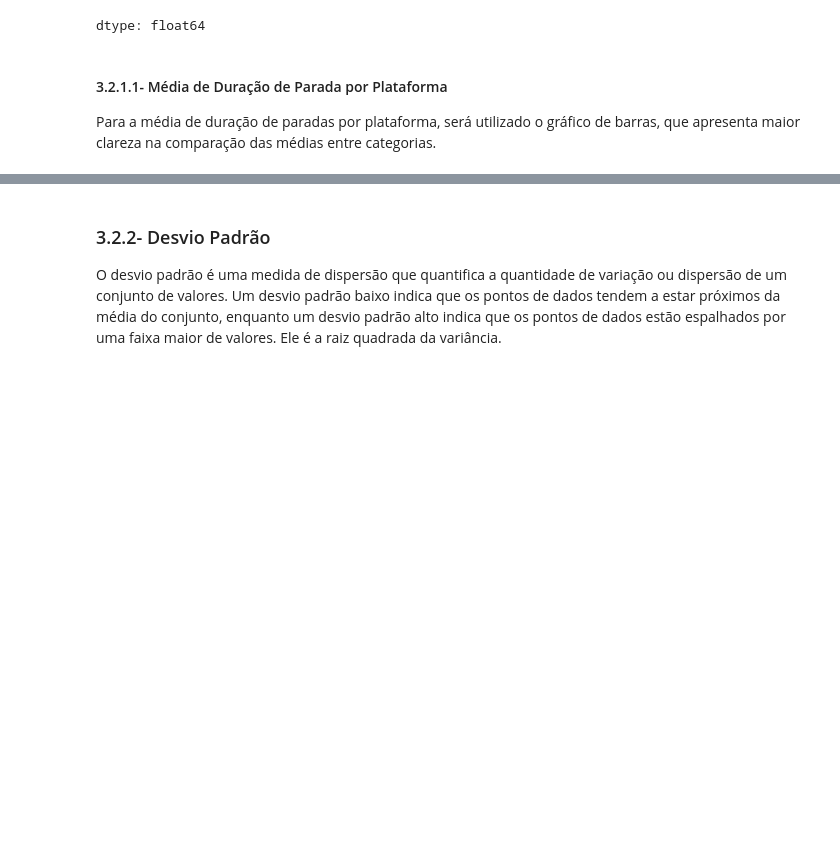
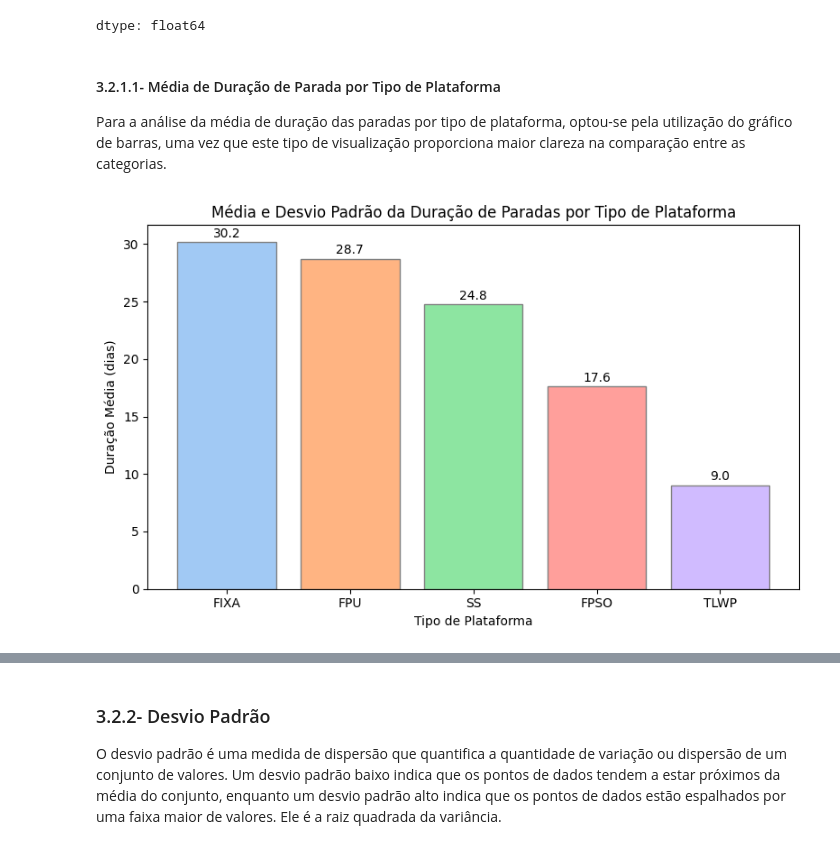
Before and after one commit to LAOLIVEIRA1972/PUC_MVP_AnaliseDados, a Jupyter notebook: mvp_Analise_Dados.ipynb, the cells around one changed output, grey strips where cells are left out. Drawn from its saved outputs; the diff is of its cells as text; code cells hidden in the pictures; blank space fills up the shorter version.

```diff
--- a/mvp_Analise_Dados.ipynb
+++ b/mvp_Analise_Dados.ipynb
@@ -252,6 +254,39 @@ dataset.describe().loc['mean']
 | DURAÇÃO | 19.908347 |
 dtype: float64
 # %% [markdown]
-#### 3.2.1.1- Média de Duração de Parada por Plataforma
+#### 3.2.1.1- Média de Duração de Parada por Tipo de Plataforma
 
-Para a média de duração de paradas por plataforma, será utilizado o gráfico de barras, que apresenta maior clareza na comparação das médias entre categorias.
+Para a análise da média de duração das paradas por tipo de plataforma, optou-se pela utilização do gráfico de barras, uma vez que este tipo de visualização proporciona maior clareza na comparação entre as categorias.
+# %%
+# montagem de gráfico de barras com média de duração de paradas por tipo de plataforma
+media_dataset = dataset.groupby('TIPO')['DURAÇÃO'].mean()
+
+# Ordenar do maior para o menor
+media_dataset = media_dataset.sort_values(ascending=False)
+
+# Paleta de cores personalizada
+cores = sns.color_palette("pastel", len(estatisticas))
+
+# Criar gráfico de barras
+plt.figure(figsize=(8,5))
+bars = plt.bar(dp_dataset.index,
+               dp_dataset['mean'],
+               capsize=5,
+               color=cores,
+               edgecolor='gray')
+
+# Adicionar valores das médias sobre as barras
+for bar in bars:
+    altura = bar.get_height()
+    plt.text(bar.get_x() + bar.get_width()/2, altura + 0.2, f'{altura:.1f}',
+             ha='center', va='bottom', fontsize=10)
+
+# Customização
+plt.title('Média e Desvio Padrão da Duração de Paradas por Tipo de Plataforma')
+plt.xlabel('Tipo de Plataforma')
+plt.ylabel('Duração Média (dias)')
+plt.xticks(rotation=0)
+plt.tight_layout()
+plt.show()
+# %% [output]
+[figure, added]
```
Also changed, not shown: parts of 7 cells of this notebook.
